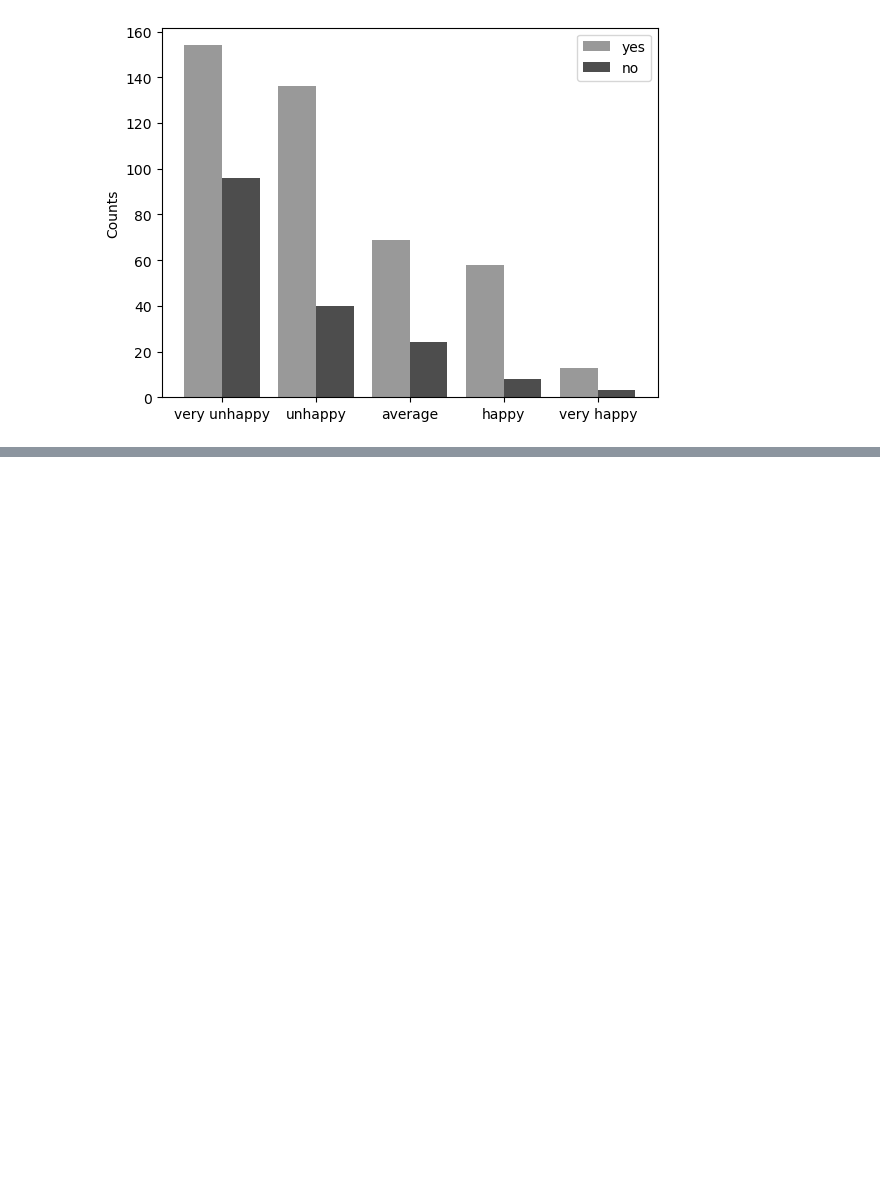
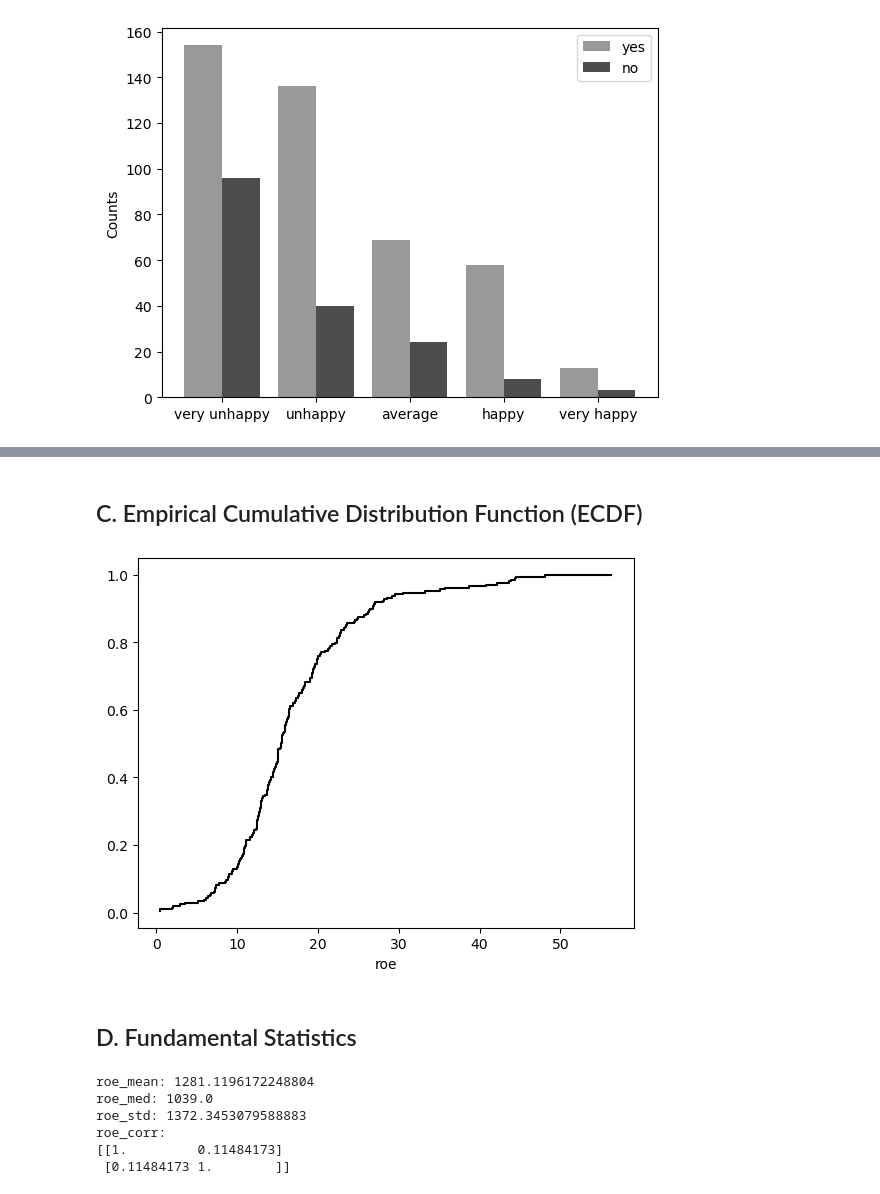
Before and after one commit to bahategar/Preparation, a Jupyter notebook: Econometrics/1-Introduction.ipynb, the cells around one changed output, grey strips where cells are left out. Saved outputs shown, nothing was run; the diff lists cells and outputs as text; code cells hidden in the pictures; blank space fills up the shorter version.

```diff
--- a/Econometrics/1-Introduction.ipynb
+++ b/Econometrics/1-Introduction.ipynb
@@ -160,0 +209,43 @@ plt.show()
+# %% [markdown]
+## C. Empirical Cumulative Distribution Function (ECDF)
+# %%
+# Calculate Empirical Cumulative Distribution Function (ECDF)
+x = np.sort(roe)
+n = x.size
+y = np.arange(1, n + 1) / n
+
+# Plot a step function
+plt.step(x, y, linestyle='-', color='black')
+plt.xlabel('roe')
+plt.show()
+# %% [output]
+[figure, added]
+# %% [markdown]
+## D. Fundamental Statistics
+# %%
+# Extract roe and salary
+roe = ceosal1['roe']
+salary = ceosal1['salary']
+
+# Sample average
+roe_mean = np.mean(salary)
+print(f"roe_mean: {roe_mean}")
+
+# Sample median
+roe_med = np.median(salary)
+print(f"roe_med: {roe_med}")
+
+# Standard deviation
+roe_std = np.std(salary, ddof=1)
+print(f"roe_std: {roe_std}")
+
+# Correlation with ROE
+roe_corr = np.corrcoef(roe, salary)
+print(f"roe_corr: \n{roe_corr}")
+# %% [output]
+roe_mean: 1281.1196172248804
+roe_med: 1039.0
+roe_std: 1372.3453079588883
+roe_corr:
+[[1.         0.11484173]
+ [0.11484173 1.        ]]
```
Also changed, not shown: parts of 34 cells of this notebook, 7 other files.
